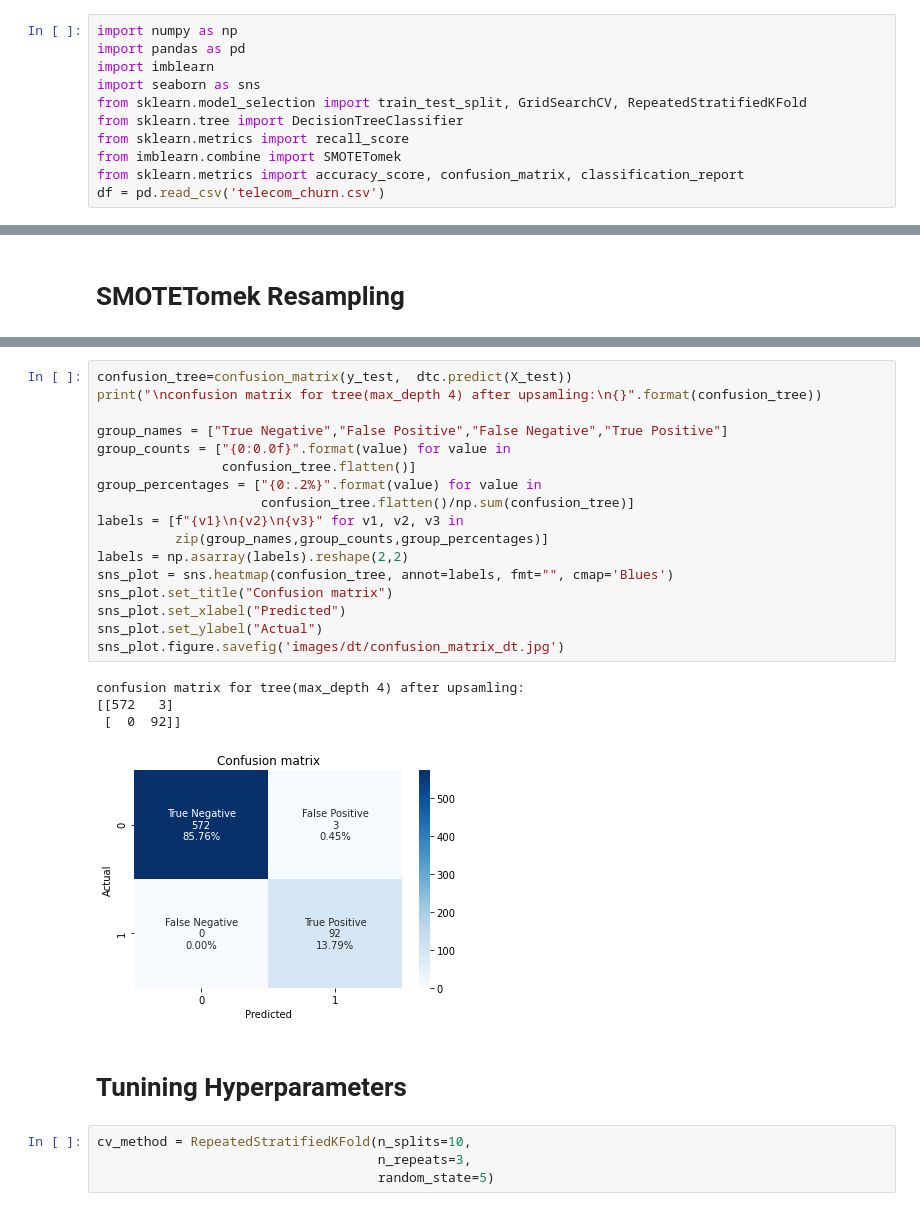
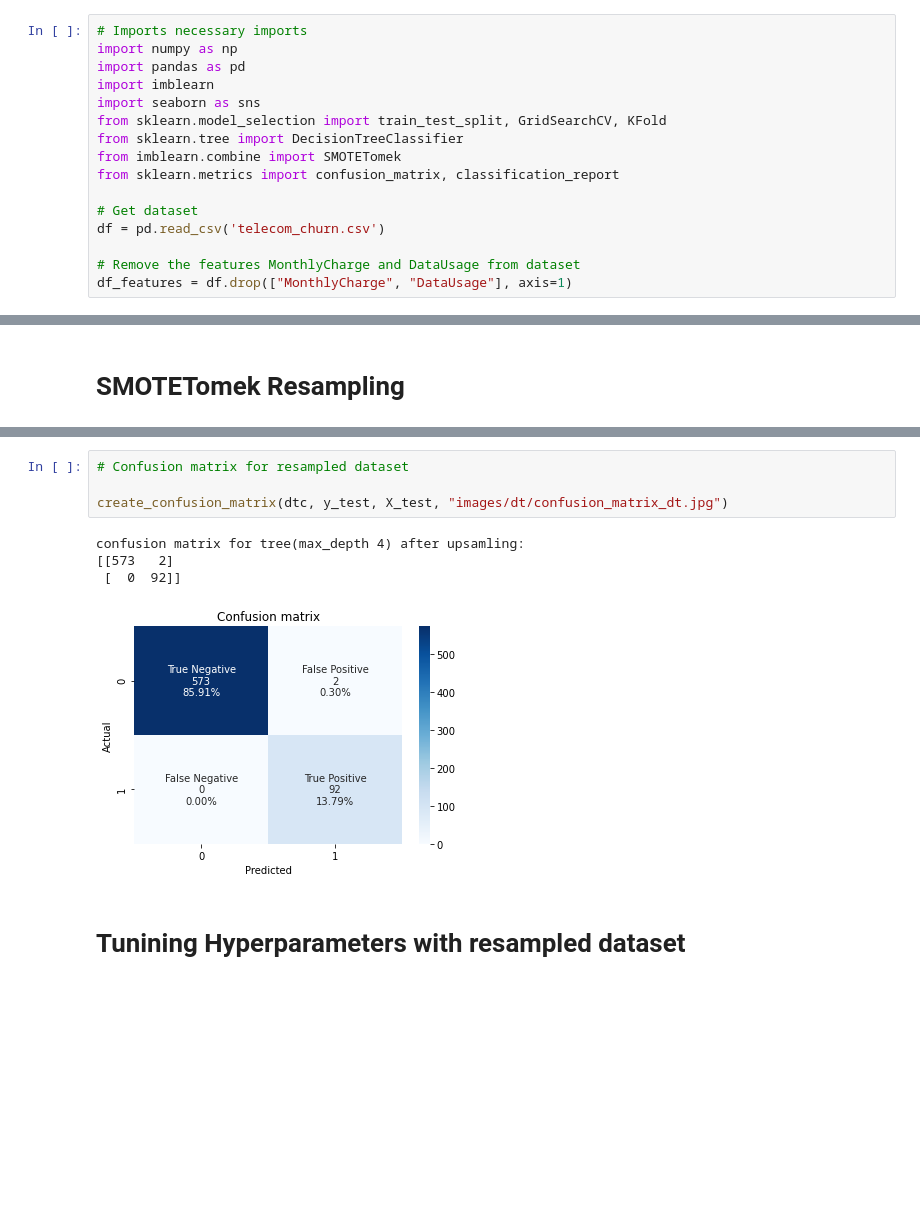
Before and after one commit to aschmirthan/TDT4173_project, a Jupyter notebook: DecisionTree.ipynb, the cells around one changed output, grey strips where cells are left out. Drawn from its saved outputs; the diff is of its cells as text; blank space fills up the shorter version.

```diff
--- a/DecisionTree.ipynb
+++ b/DecisionTree.ipynb
@@ -3,12 +7,17 @@
 # %%
+# Imports necessary imports
 import numpy as np
 import pandas as pd
 import imblearn
 import seaborn as sns
-from sklearn.model_selection import train_test_split, GridSearchCV, RepeatedStratifiedKFold
+from sklearn.model_selection import train_test_split, GridSearchCV, KFold
 from sklearn.tree import DecisionTreeClassifier
-from sklearn.metrics import recall_score
 from imblearn.combine import SMOTETomek
-from sklearn.metrics import accuracy_score, confusion_matrix, classification_report
+from sklearn.metrics import confusion_matrix, classification_report
+
+# Get dataset
 df = pd.read_csv('telecom_churn.csv')
+
+# Remove the features MonthlyCharge and DataUsage from dataset
+df_features = df.drop(["MonthlyCharge", "DataUsage"], axis=1)
 # %%
@@ -152,29 +171,12 @@ print(classification_report(y_test, dtc.predict(X_test)))
 weighted avg       1.00      1.00      1.00       667
-# %%
-confusion_tree=confusion_matrix(y_test,  dtc.predict(X_test))
-print("\nconfusion matrix for tree(max_depth 4) after upsamling:\n{}".format(confusion_tree))
-
-group_names = ["True Negative","False Positive","False Negative","True Positive"]
-group_counts = ["{0:0.0f}".format(value) for value in
-                confusion_tree.flatten()]
-group_percentages = ["{0:.2%}".format(value) for value in
-                     confusion_tree.flatten()/np.sum(confusion_tree)]
-labels = [f"{v1}\n{v2}\n{v3}" for v1, v2, v3 in
-          zip(group_names,group_counts,group_percentages)]
-labels = np.asarray(labels).reshape(2,2)
-sns_plot = sns.heatmap(confusion_tree, annot=labels, fmt="", cmap='Blues')
-sns_plot.set_title("Confusion matrix")
-sns_plot.set_xlabel("Predicted")
-sns_plot.set_ylabel("Actual")
-sns_plot.figure.savefig('images/dt/confusion_matrix_dt.jpg')
-# %% [output]
-confusion matrix for tree(max_depth 4) after upsamling:
-[[572   3]
- [  0  92]]
-[figure, removed]
+# %%
+# Confusion matrix for resampled dataset
+
+create_confusion_matrix(dtc, y_test, X_test, "images/dt/confusion_matrix_dt.jpg")
+# %% [output]
+confusion matrix for tree(max_depth 4) after upsamling:
+[[573   2]
+ [  0  92]]
+[figure, added]
 # %% [markdown]
-# Tunining Hyperparameters
+# Tunining Hyperparameters with resampled dataset
-# %%
-cv_method = RepeatedStratifiedKFold(n_splits=10,
-                                    n_repeats=3,
-                                    random_state=5)
```
Also changed, not shown: parts of 26 cells of this notebook, 10 other files.
